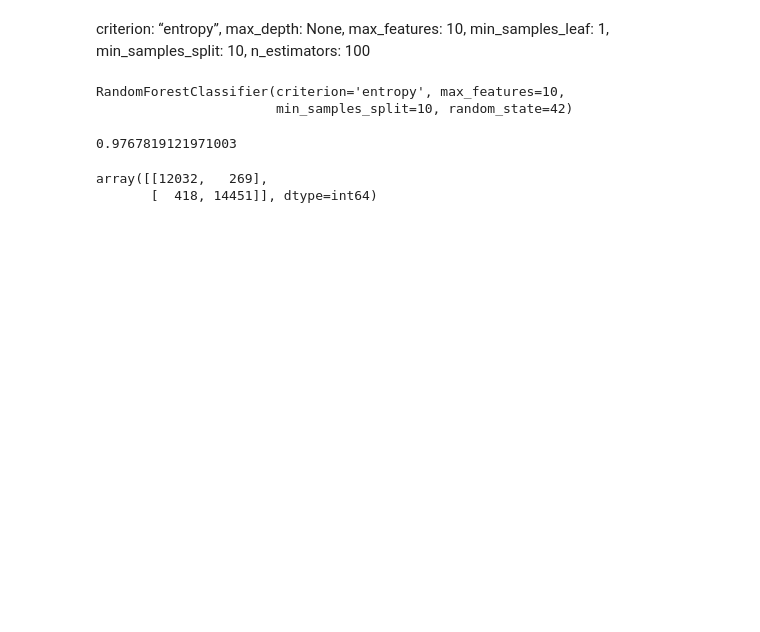
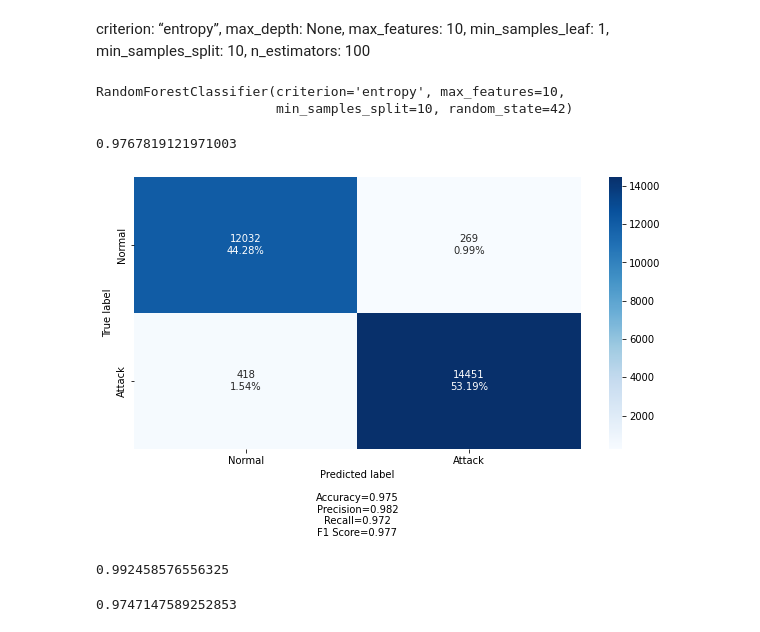
Before and after one commit to alex-chin/Attack_detection, a Jupyter notebook: net_traffik.ipynb, the cells around one changed output. Saved outputs shown, nothing was run; the diff lists cells and outputs as text; code cells hidden in the pictures; blank space fills up the shorter version.

```diff
--- a/net_traffik.ipynb
+++ b/net_traffik.ipynb
@@ -133,2 +132,2 @@ X.head()
 # %%
-X_category=X[['proto','service','state']]
+X = oneh(X,['proto','service','state'])
@@ -194,4 +133,0 @@ X_category_transform.head()
-# %%
-X.drop(columns=['proto','service','state'], inplace=True)
-# %%
-X=pd.concat([X,X_category_transform],axis=1)
@@ -220,7 +160,17 @@ f1_score(y_test,prediction)
 # %% [output]
 0.9767819121971003
 # %%
-confusion_matrix(y_test, prediction)
+cnf=confusion_matrix(y_test, prediction)
-# %% [output]
-array([[12032,   269],
-       [  418, 14451]], dtype=int64)
+# %%
+import cf_matrix
+cf_matrix.make_confusion_matrix(cnf, figsize=(10,5), categories=['Normal', 'Attack'])
+# %% [output]
+[figure, added]
+# %%
+clf.score(X_train, y_train)
+# %% [output]
+0.992458576556325
+# %%
+clf.score(X_test, y_test)
+# %% [output]
+0.9747147589252853
```
Also changed, not shown: parts of 40 cells of this notebook, 1 other file.
